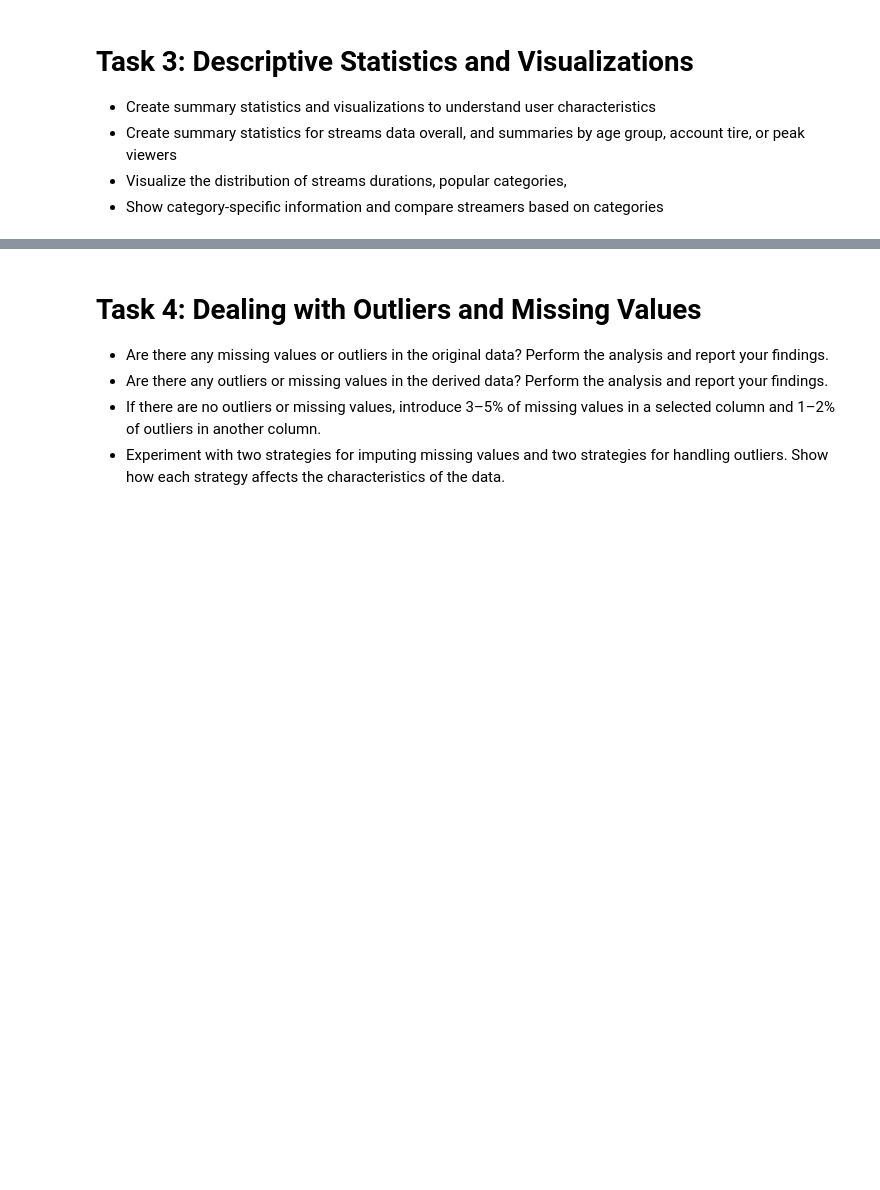
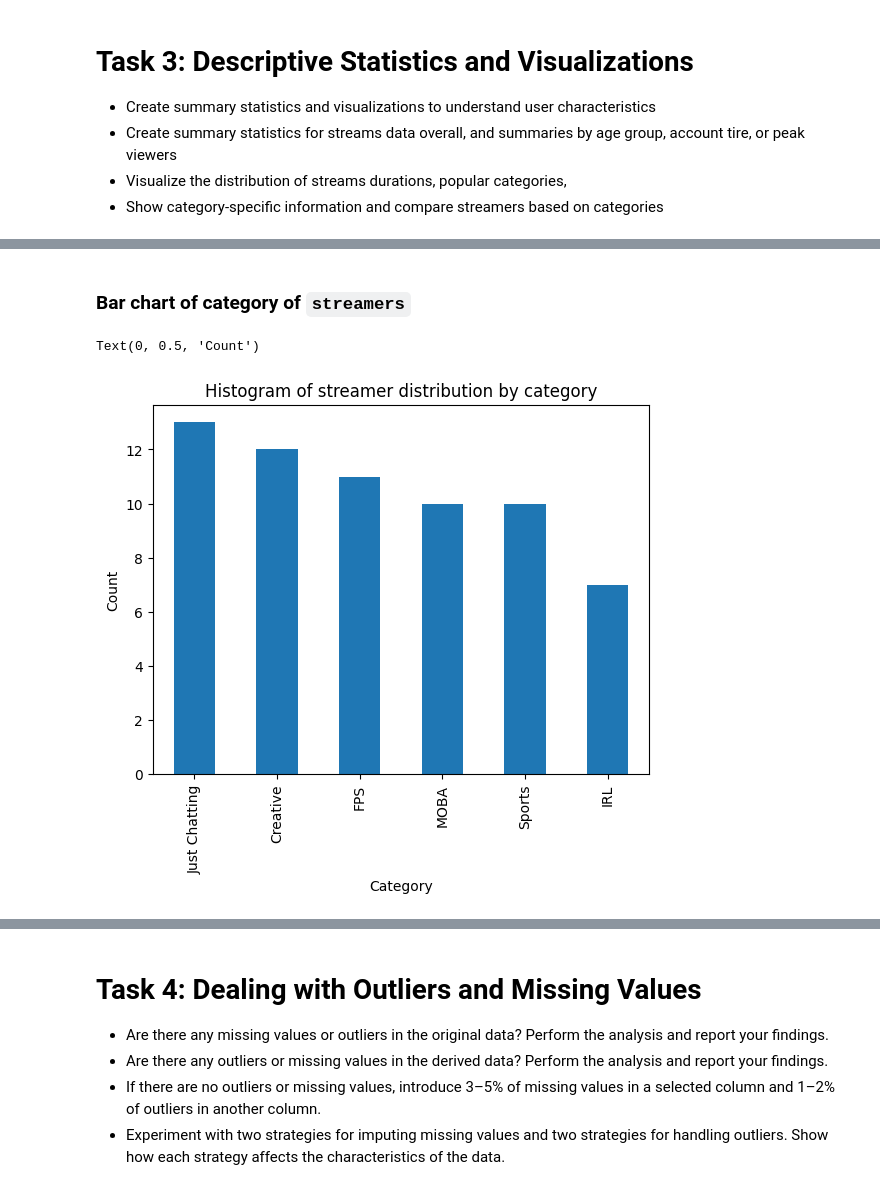
Before and after one commit to atifmmahmud/mahmud_atif_Assignment01, a Jupyter notebook: iat461_a1_atifm.ipynb, the cells around one changed output, grey strips where cells are left out. Saved outputs shown, nothing was run; the diff lists cells and outputs as text; code cells hidden in the pictures; blank space fills up the shorter version.

```diff
--- a/iat461_a1_atifm.ipynb
+++ b/iat461_a1_atifm.ipynb
@@ -566,0 +705,11 @@ The issues found are listed below:
+# %% [markdown]
+### Bar chart of category of `streamers`
+# %%
+plt.figure()
+df_streamers["category"].value_counts().plot(kind="bar")
+plt.title("Histogram of streamer distribution by category")
+plt.xlabel("Category")
+plt.ylabel("Count")
+# %% [output]
+Text(0, 0.5, 'Count')
+[figure, added]
```
Also changed, not shown: parts of 100 cells of this notebook.
